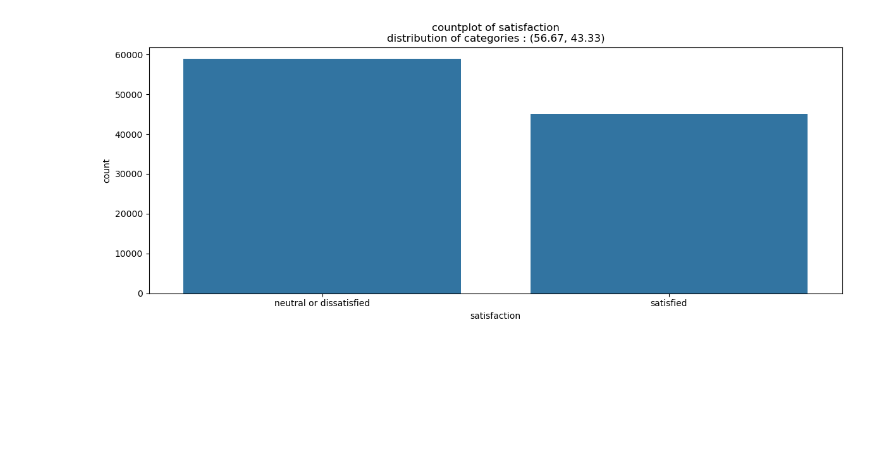
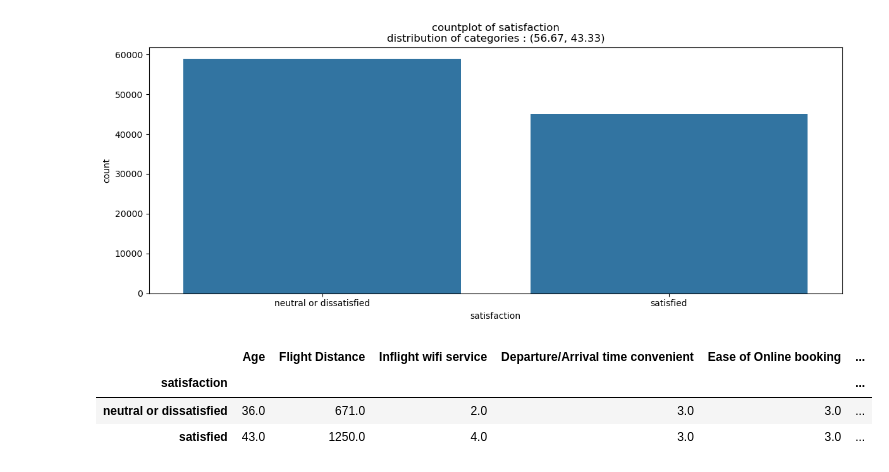
Before and after one commit to cURL-faraz/DecisionTree, a Jupyter notebook: docs/eda.ipynb, the cells around one changed output. Drawn from its saved outputs; the diff is of its cells as text; code cells hidden in the pictures; blank space fills up the shorter version.

```diff
--- a/docs/eda.ipynb
+++ b/docs/eda.ipynb
@@ -235,3 +236,22 @@ descriptives_plot()
 [figure]
 [figure]
 [figure]
+# %%
+# Aggregates the numerical features using median grouped by satisfaction.
+
+def numerical_feat_target_relation():
+
+    numerical_feat = {}
+
+    for data_type in ["Numerical_int","Numerical_float"]:
+        for feat in list(columns_data_type[data_type].keys()):
+            numerical_feat[feat] = "median"
+
+    return dataset.groupby("satisfaction").agg(numerical_feat)
+
+numerical_feat_target_relation()
+# %% [output]
+|  | Age | Flight Distance | Inflight wifi service | Departure/Arrival time convenient | Ease of Online booking | ... |
+| satisfaction |  |  |  |  |  | ... |
+| neutral or dissatisfied | 36.0 | 671.0 | 2.0 | 3.0 | 3.0 | ... |
+| satisfied | 43.0 | 1250.0 | 4.0 | 3.0 | 3.0 | ... |
```
Also changed, not shown: parts of 2 cells of this notebook.
